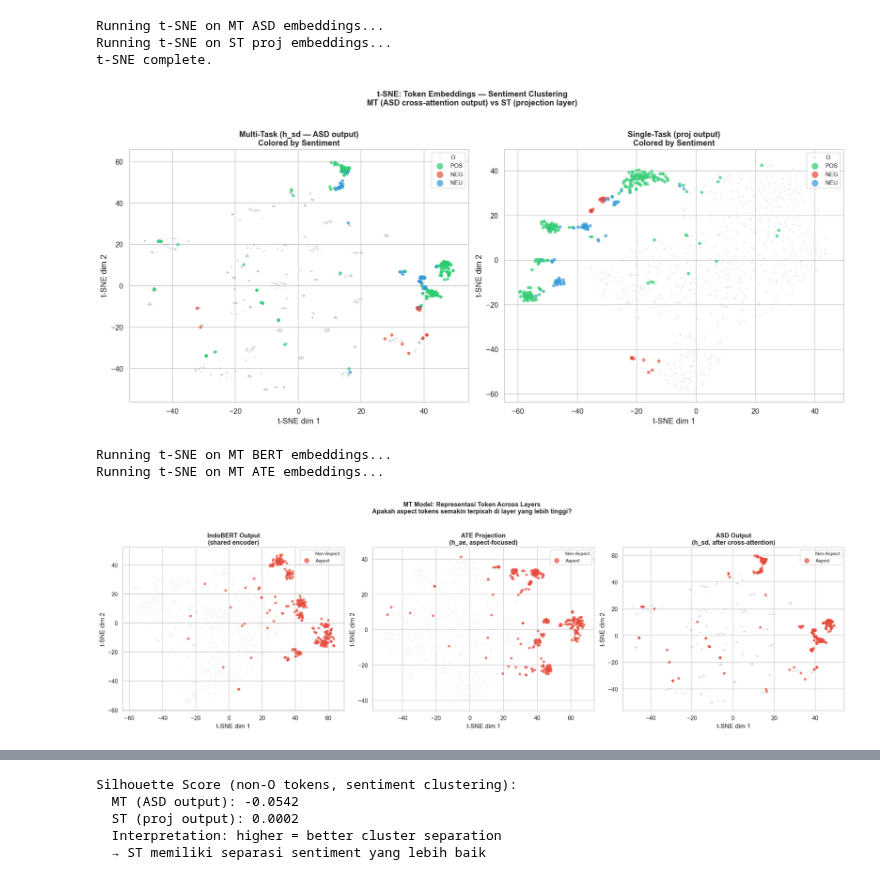
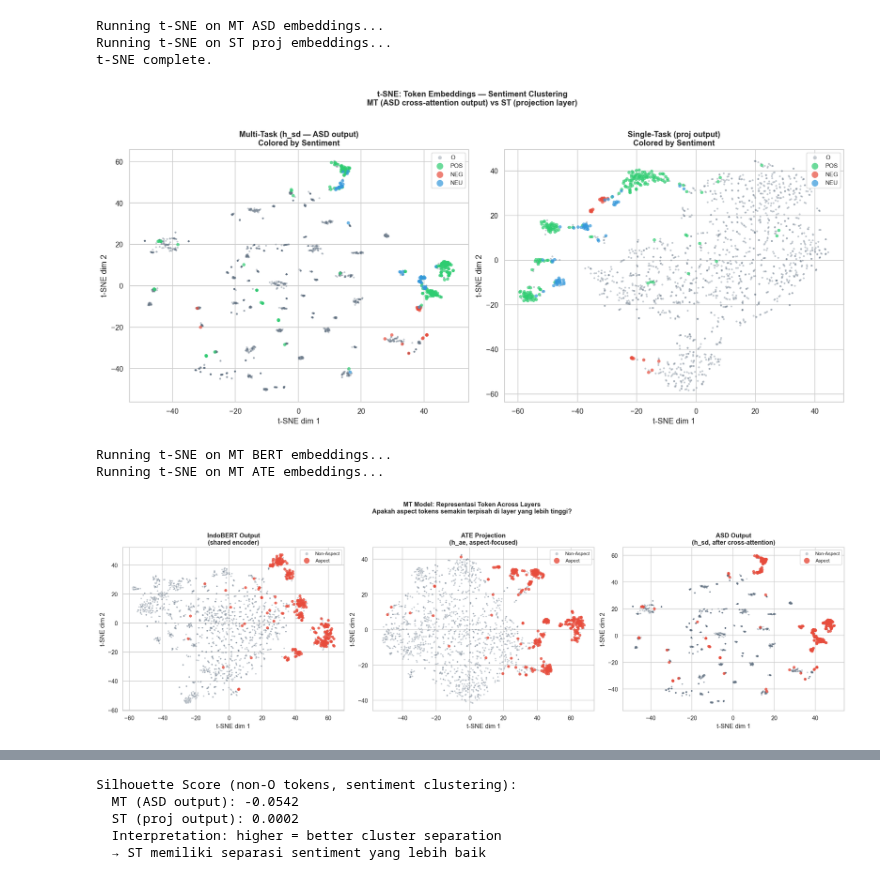
Before and after one commit to jasonnho/TA, a Jupyter notebook: notebooks/15_Visualization_Interpretability.ipynb, the cells around one changed output, grey strips where cells are left out. Saved outputs shown, nothing was run; the diff lists cells and outputs as text; code cells hidden in the pictures.

```diff
--- a/notebooks/15_Visualization_Interpretability.ipynb
+++ b/notebooks/15_Visualization_Interpretability.ipynb
@@ -856,8 +842,9 @@ mt_sentiment = [get_simplified_label(l) for l in mt_token_labels]
 st_sentiment = [get_simplified_label(l) for l in st_token_labels]
 mt_ate = [get_ate_label(l) for l in mt_token_labels]
 
-sentiment_colors = {'O': '#95a5a6', 'POS': '#2ecc71', 'NEG': '#e74c3c', 'NEU': '#3498db'}
-ate_colors = {'O': '#95a5a6', 'B': '#e74c3c', 'I': '#f39c12', 'E': '#9b59b6', 'S': '#2ecc71'}
+sentiment_colors = {'O': '#5d6d7e', 'POS': '#2ecc71', 'NEG': '#e74c3c', 'NEU': '#3498db'}
+ate_colors = {'O': '#5d6d7e', 'B': '#e74c3c', 'I': '#f39c12', 'E': '#9b59b6', 'S': '#2ecc71'}
+aspect_colors = {'Non-Aspect': '#5d6d7e', 'Aspect': '#e74c3c'}
 
 print('Label categories prepared.')
 # %% [output]
@@ -889,16 +876,16 @@ for label_type in ['O', 'POS', 'NEG', 'NEU']:
     mask = [s == label_type for s in mt_sentiment]
     if any(mask):
         pts = mt_asd_2d[mask]
-        alpha = 0.15 if label_type == 'O' else 0.7
-        size = 5 if label_type == 'O' else 25
+        alpha = 0.35 if label_type == 'O' else 0.7
+        size = 8 if label_type == 'O' else 25
         axes[0].scatter(pts[:, 0], pts[:, 1], c=sentiment_colors[label_type],
                        label=label_type, alpha=alpha, s=size, edgecolors='none')
     # ST
     mask = [s == label_type for s in st_sentiment]
     if any(mask):
         pts = st_proj_2d[mask]
-        alpha = 0.15 if label_type == 'O' else 0.7
-        size = 5 if label_type == 'O' else 25
+        alpha = 0.35 if label_type == 'O' else 0.7
+        size = 8 if label_type == 'O' else 25
         axes[1].scatter(pts[:, 0], pts[:, 1], c=sentiment_colors[label_type],
                        label=label_type, alpha=alpha, s=size, edgecolors='none')
 
@@ -916,7 +903,7 @@ plt.suptitle('t-SNE: Token Embeddings — Sentiment Clustering\n'
 plt.tight_layout()
 plt.show()
 # %% [output]
-[figure, old version]
+[figure, new version]
 # %%
 # Plot 2: Aspect vs Non-Aspect (Binary) — MT task representations
 fig, axes = plt.subplots(1, 3, figsize=(20, 6))
@@ -932,38 +919,37 @@ tsne_mt_ate = TSNE(n_components=2, random_state=SEED, perplexity=30, max_iter=10
 mt_ate_2d = tsne_mt_ate.fit_transform(mt_ate_embeds)
 
 is_aspect = ['Aspect' if l != 'O' else 'Non-Aspect' for l in mt_token_labels]
-aspect_colors = {'Non-Aspect': '#bdc3c7', 'Aspect': '#e74c3c'}
 
 embeddings_list = [
     (mt_bert_2d, 'IndoBERT Output\n(shared encoder)'),
     (mt_ate_2d, 'ATE Projection\n(h_ae, aspect-focused)'),
     (mt_asd_2d, 'ASD Output\n(h_sd, after cross-attention)'),
 ]
 
 for idx, (emb_2d, title) in enumerate(embeddings_list):
     ax = axes[idx]
     for label_type in ['Non-Aspect', 'Aspect']:
         mask = [a == label_type for a in is_aspect]
         if any(mask):
             pts = emb_2d[mask]
-            alpha = 0.15 if label_type == 'Non-Aspect' else 0.7
-            size = 5 if label_type == 'Non-Aspect' else 25
+            alpha = 0.35 if label_type == 'Non-Aspect' else 0.8
+            size = 8 if label_type == 'Non-Aspect' else 30
             ax.scatter(pts[:, 0], pts[:, 1], c=aspect_colors[label_type],
                       label=label_type, alpha=alpha, s=size, edgecolors='none')
     ax.set_title(title, fontweight='bold')
     ax.legend(fontsize=9, markerscale=2)
     ax.set_xlabel('t-SNE dim 1')
     ax.set_ylabel('t-SNE dim 2')
 
 plt.suptitle('MT Model: Representasi Token Across Layers\n'
              'Apakah aspect tokens semakin terpisah di layer yang lebih tinggi?',
              fontweight='bold', y=1.03)
 plt.tight_layout()
 plt.show()
 # %% [output]
 Running t-SNE on MT BERT embeddings...
 Running t-SNE on MT ATE embeddings...
-[figure, old version]
+[figure, new version]
 # %%
 # Plot 3: MT ASD embeddings — colored by ATE label (B/I/E/S/O)
 fig, ax = plt.subplots(figsize=(10, 8))
```
Also changed, not shown: parts of 3 cells of this notebook, 9 other files.
